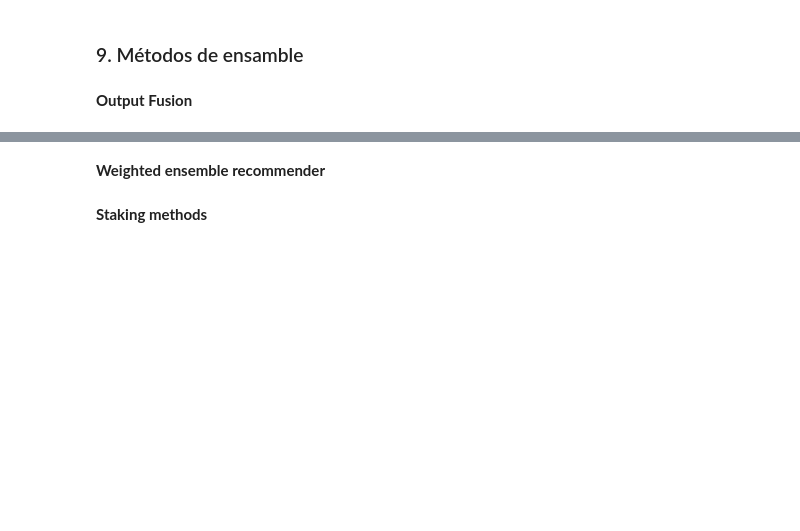
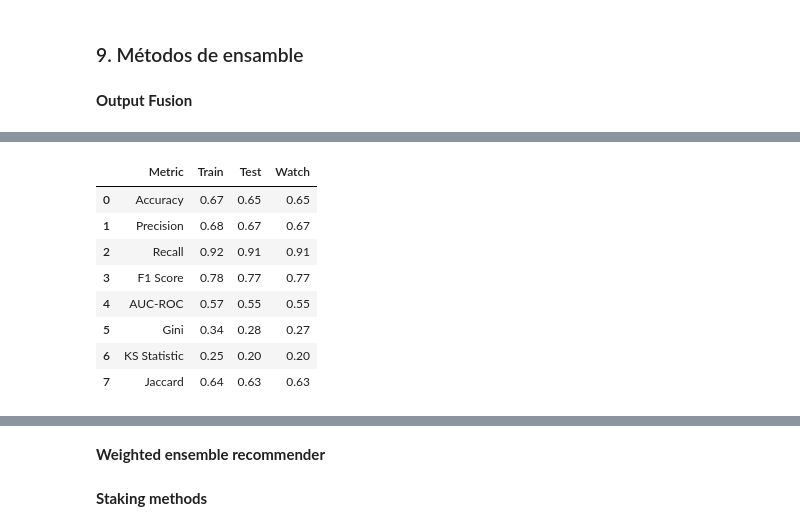
Before and after one commit to JCaballerot/Recommender-Systems, a Jupyter notebook: Hybrid_Recommender/Book_Crossing_Hybrid.ipynb, the cells around one changed output, grey strips where cells are left out. Cells and saved outputs as stored; diff of their text form; code cells hidden in the pictures; blank space fills up the shorter version.

```diff
--- a/Hybrid_Recommender/Book_Crossing_Hybrid.ipynb
+++ b/Hybrid_Recommender/Book_Crossing_Hybrid.ipynb
@@ -465,7 +759,7 @@ model = keras.Sequential([
 # %%
 # Compilar el modelo
 #optimizer = keras.optimizers.Adam(learning_rate=0.01)  # Ajusta la tasa de aprendizaje según sea necesario
-optimizer = keras.optimizers.Adagrad(learning_rate=0.01)
+optimizer = keras.optimizers.Adagrad(learning_rate = 0.05)
 
 model.compile(optimizer=optimizer, loss='binary_crossentropy', metrics=['accuracy'])
 # %%
@@ -523,0 +928,12 @@ results_ANN
+# %%
+results_ANN
+# %% [output]
+|  | Metric | Train | Test | Watch |
+| 0 | Accuracy | 0.67 | 0.65 | 0.65 |
+| 1 | Precision | 0.68 | 0.67 | 0.67 |
+| 2 | Recall | 0.92 | 0.91 | 0.91 |
+| 3 | F1 Score | 0.78 | 0.77 | 0.77 |
+| 4 | AUC-ROC | 0.57 | 0.55 | 0.55 |
+| 5 | Gini | 0.34 | 0.28 | 0.27 |
+| 6 | KS Statistic | 0.25 | 0.20 | 0.20 |
+| 7 | Jaccard | 0.64 | 0.63 | 0.63 |
```
Also changed, not shown: parts of 38 cells of this notebook.
